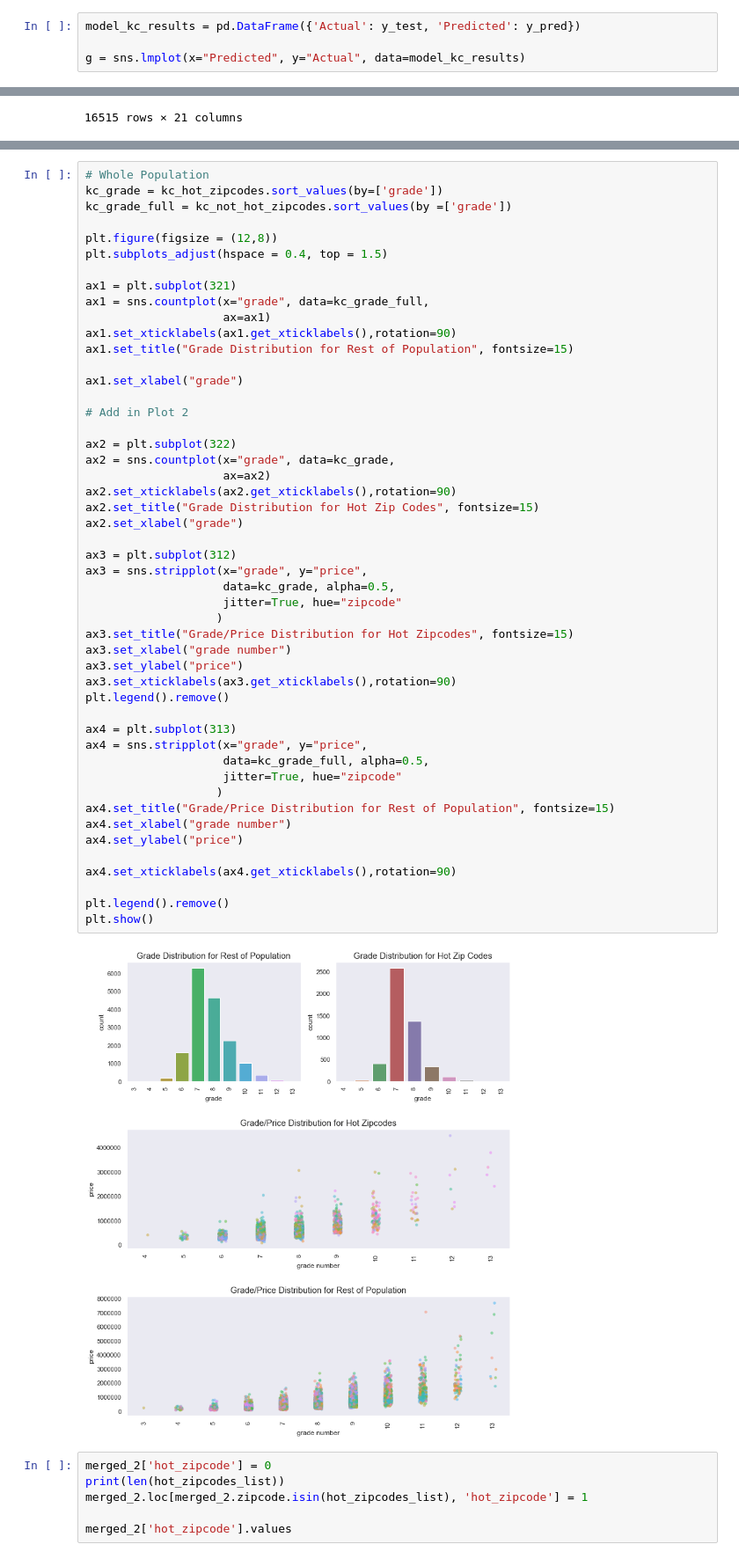
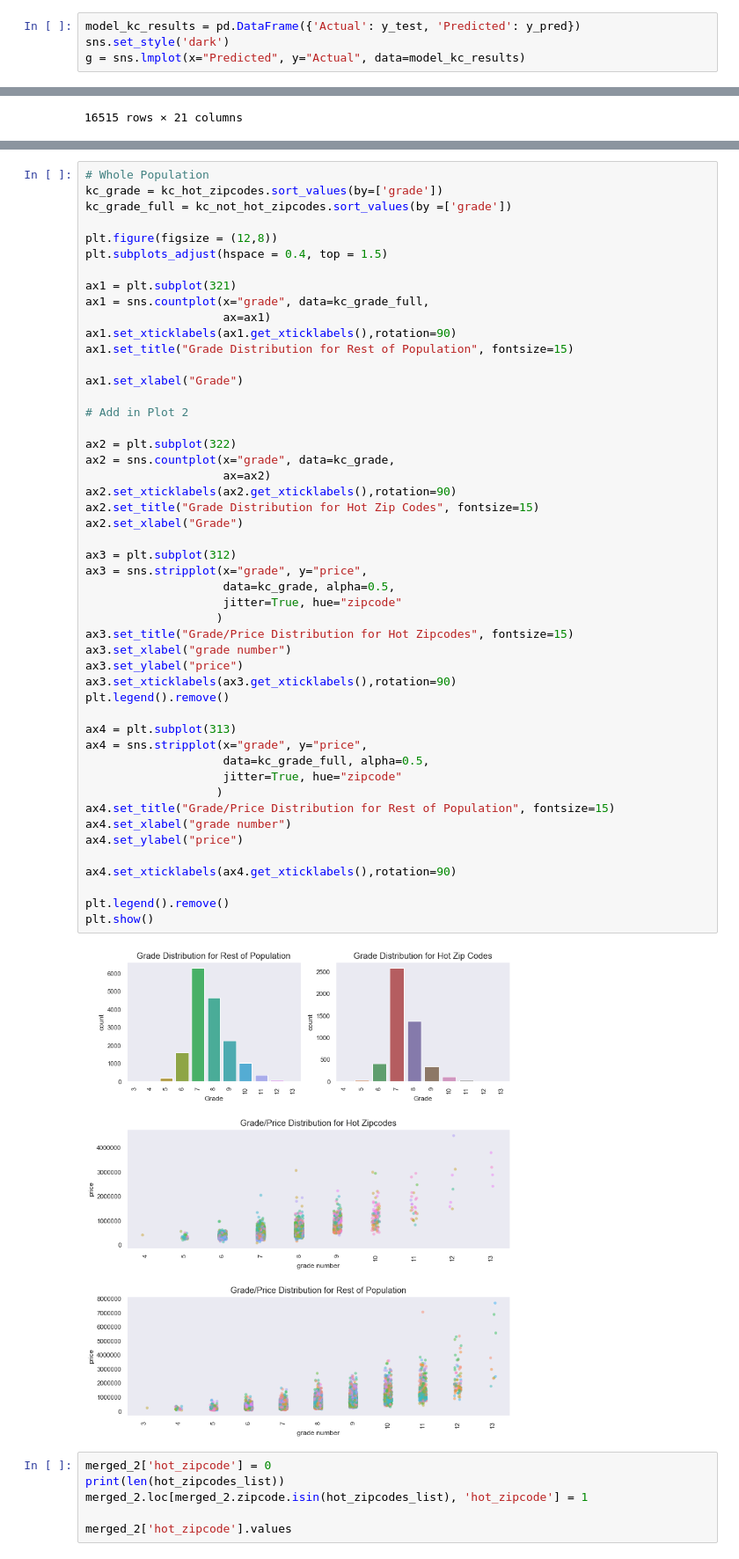
Before and after one commit to aghilissen/KayCee, a Jupyter notebook: Joe_Workbook.ipynb, the cells around one changed output, grey strips where cells are left out. Shown at 88% size. Saved outputs shown, nothing was run; the diff lists cells and outputs as text.

```diff
--- a/Joe_Workbook.ipynb
+++ b/Joe_Workbook.ipynb
@@ -553,7 +554,7 @@ coeficients:  [-4.06928709e+04 -2.00931062e+04  2.03097200e+02 -6.42400000e-01
 | grade | 97985.885740 |
 # %%
 model_kc_results = pd.DataFrame({'Actual': y_test, 'Predicted': y_pred})
-
+sns.set_style('dark')
 g = sns.lmplot(x="Predicted", y="Actual", data=model_kc_results)
 # %% [output]
 [figure]
@@ -689,7 +692,7 @@ ax1 = sns.countplot(x="grade", data=kc_grade_full,
 ax1.set_xticklabels(ax1.get_xticklabels(),rotation=90)
 ax1.set_title("Grade Distribution for Rest of Population", fontsize=15)
 
-ax1.set_xlabel("grade")
+ax1.set_xlabel("Grade")
 
 # Add in Plot 2
 
@@ -697,35 +700,35 @@ ax2 = plt.subplot(322)
 ax2 = sns.countplot(x="grade", data=kc_grade,
                     ax=ax2)
 ax2.set_xticklabels(ax2.get_xticklabels(),rotation=90)
 ax2.set_title("Grade Distribution for Hot Zip Codes", fontsize=15)
-ax2.set_xlabel("grade")
+ax2.set_xlabel("Grade")
 
 ax3 = plt.subplot(312)
 ax3 = sns.stripplot(x="grade", y="price",
                     data=kc_grade, alpha=0.5,
                     jitter=True, hue="zipcode"
                    )
 ax3.set_title("Grade/Price Distribution for Hot Zipcodes", fontsize=15)
 ax3.set_xlabel("grade number")
 ax3.set_ylabel("price")
 ax3.set_xticklabels(ax3.get_xticklabels(),rotation=90)
 plt.legend().remove()
 
 ax4 = plt.subplot(313)
 ax4 = sns.stripplot(x="grade", y="price",
                     data=kc_grade_full, alpha=0.5,
                     jitter=True, hue="zipcode"
                    )
 ax4.set_title("Grade/Price Distribution for Rest of Population", fontsize=15)
 ax4.set_xlabel("grade number")
 ax4.set_ylabel("price")
 
 ax4.set_xticklabels(ax4.get_xticklabels(),rotation=90)
 
 plt.legend().remove()
 plt.show()
 # %% [output]
-[figure, old version]
+[figure, new version]
 # %%
 merged_2['hot_zipcode'] = 0
 print(len(hot_zipcodes_list))
```
Also changed, not shown: parts of 8 cells of this notebook, 1 other file.
